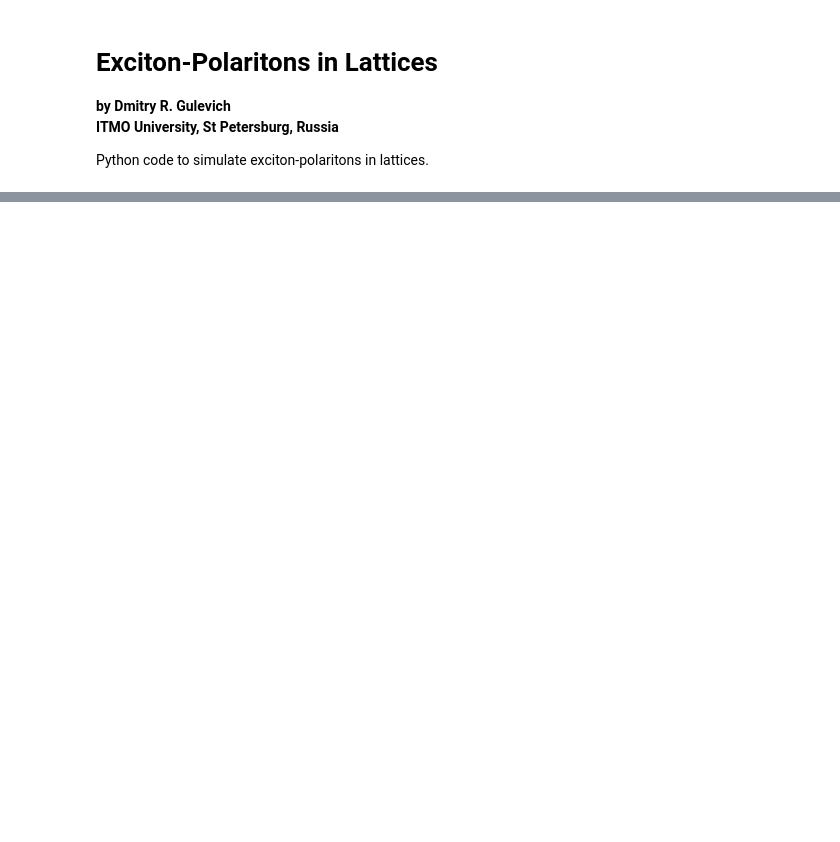
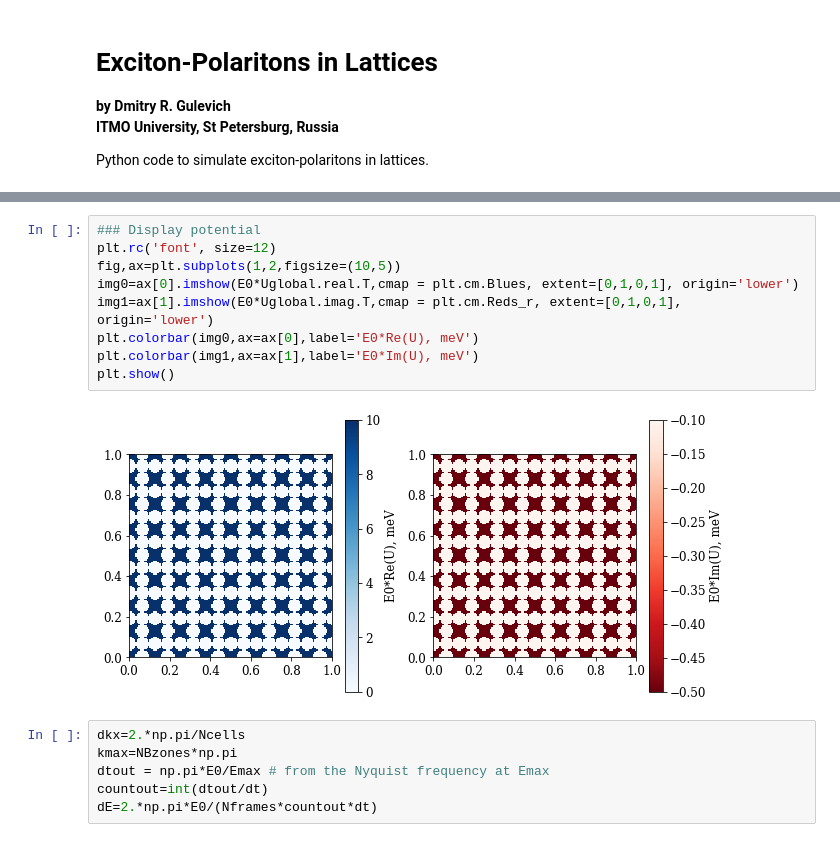
Before and after one commit to drgulevich/exp2d, a Jupyter notebook: exp2d.ipynb, the cells around one changed output, grey strips where cells are left out. Drawn from its saved outputs; the diff is of its cells as text; blank space fills up the shorter version.

```diff
--- a/exp2d.ipynb
+++ b/exp2d.ipynb
@@ -477,0 +119,17 @@ plt.show()
+# %%
+### Display potential
+plt.rc('font', size=12)
+fig,ax=plt.subplots(1,2,figsize=(10,5))
+img0=ax[0].imshow(E0*Uglobal.real.T,cmap = plt.cm.Blues, extent=[0,1,0,1], origin='lower')
+img1=ax[1].imshow(E0*Uglobal.imag.T,cmap = plt.cm.Reds_r, extent=[0,1,0,1], origin='lower')
+plt.colorbar(img0,ax=ax[0],label='E0*Re(U), meV')
+plt.colorbar(img1,ax=ax[1],label='E0*Im(U), meV')
+plt.show()
+# %% [output]
+[figure, added]
+# %%
+dkx=2.*np.pi/Ncells
+kmax=NBzones*np.pi
+dtout = np.pi*E0/Emax # from the Nyquist frequency at Emax
+countout=int(dtout/dt)
+dE=2.*np.pi*E0/(Nframes*countout*dt)
```
Also changed, not shown: parts of 52 cells of this notebook, 2 other files.
